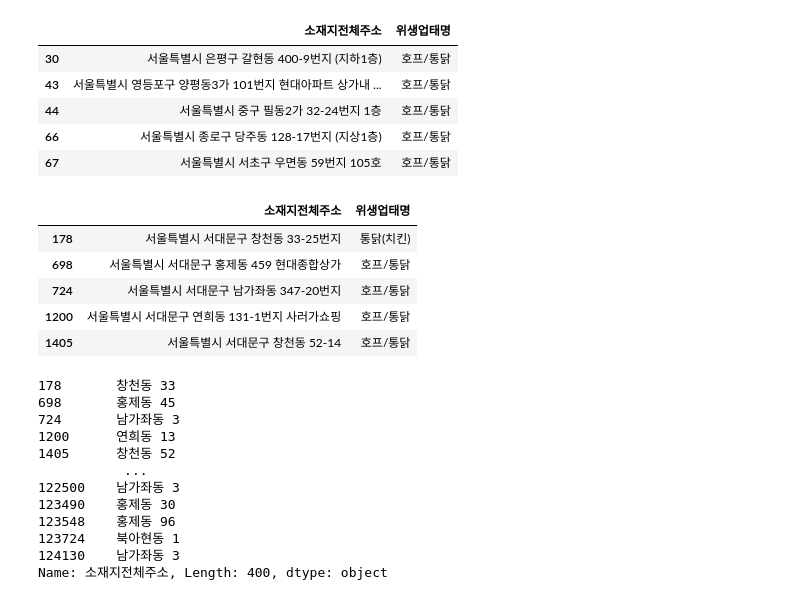
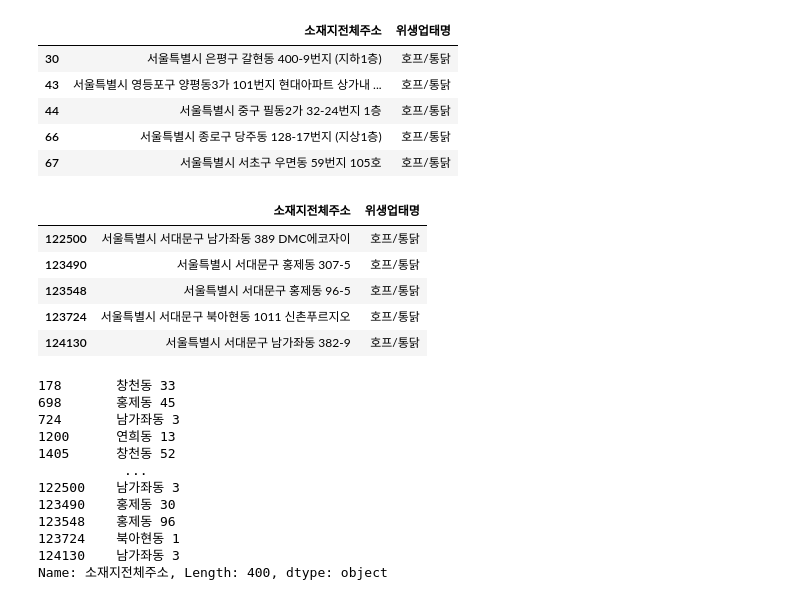
Before and after one commit to junhokim42/Python_study, a Jupyter notebook: Bigdata_training/Bigdata_analysis/day6/응용예제_1_서대문구_치킨집_분포.ipynb, the cells around one changed output. Saved outputs shown, nothing was run; the diff lists cells and outputs as text; code cells hidden in the pictures.

```diff
--- a/Bigdata_training/Bigdata_analysis/day6/응용예제_1_서대문구_치킨집_분포.ipynb
+++ b/Bigdata_training/Bigdata_analysis/day6/응용예제_1_서대문구_치킨집_분포.ipynb
@@ -175,7 +195,8 @@ set(data_fin.영업상태명)
 # 서대문구 데이터만 추출
 # 서대문구 각 동에 치킨집이 몇개나 있나?
 # 필요 컬럼(소재지전체주소,위생업태명)
-
+data_fin = data_fin[['소재지전체주소','위생업태명']]
+data_fin.head()
 # data_fin df는 서울시 치킨집 주소 데이터
 # %% [output]
 |  | 소재지전체주소 | 위생업태명 |
@@ -187,15 +208,19 @@ set(data_fin.영업상태명)
 # %%
 # 서대문구 데이터만 추출
 # 주소에 서대문구가 포함된 행만 추출
+res = data_fin.소재지전체주소.str.contains('서대문구',na=False)
 # %%
 # 서대문구 치킨집 주소df
+data_seo = data_fin[res]
+data_seo.head()
+data_seo.tail()
 # %% [output]
 |  | 소재지전체주소 | 위생업태명 |
-| 178 | 서울특별시 서대문구 창천동 33-25번지 | 통닭(치킨) |
-| 698 | 서울특별시 서대문구 홍제동 459 현대종합상가 | 호프/통닭 |
-| 724 | 서울특별시 서대문구 남가좌동 347-20번지 | 호프/통닭 |
-| 1200 | 서울특별시 서대문구 연희동 131-1번지 사러가쇼핑 | 호프/통닭 |
-| 1405 | 서울특별시 서대문구 창천동 52-14 | 호프/통닭 |
+| 122500 | 서울특별시 서대문구 남가좌동 389 DMC에코자이 | 호프/통닭 |
+| 123490 | 서울특별시 서대문구 홍제동 307-5 | 호프/통닭 |
+| 123548 | 서울특별시 서대문구 홍제동 96-5 | 호프/통닭 |
+| 123724 | 서울특별시 서대문구 북아현동 1011 신촌푸르지오 | 호프/통닭 |
+| 124130 | 서울특별시 서대문구 남가좌동 382-9 | 호프/통닭 |
 # %%
 # 소재지전체주소 열에서 XXX동만 남기고 이후 상세 주소는 삭제
 # 모든 데이터가 서대문구 이므로 동데이터만 남김
```
Also changed, not shown: parts of 12 cells of this notebook, 12 other files.
